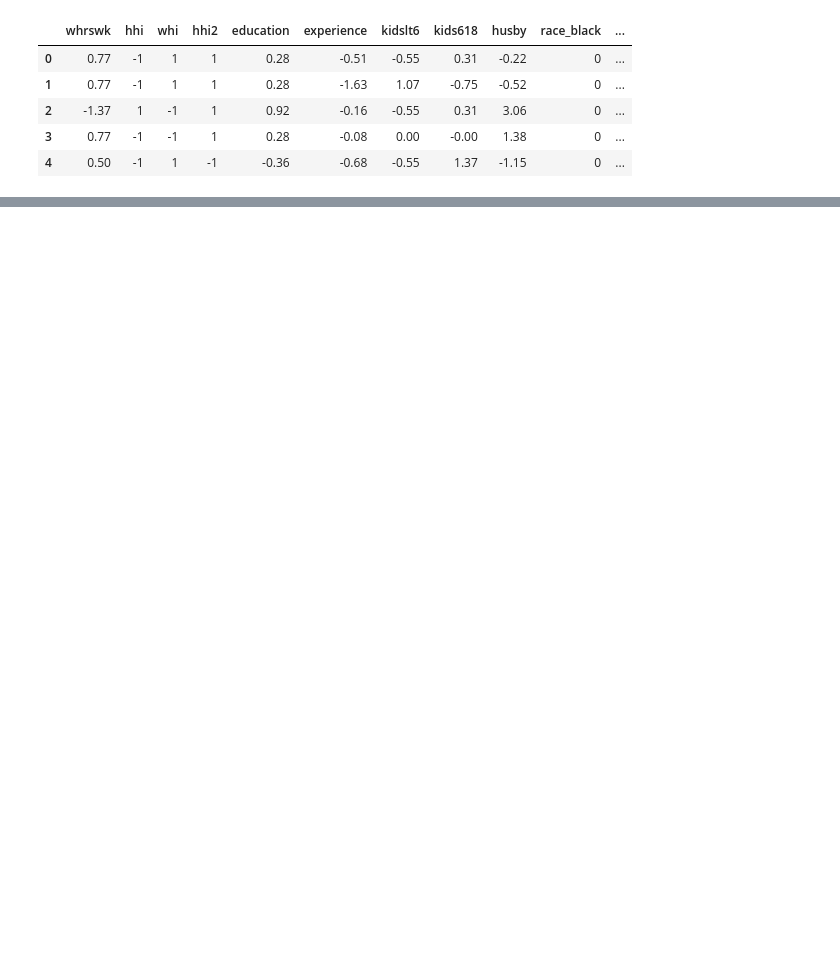
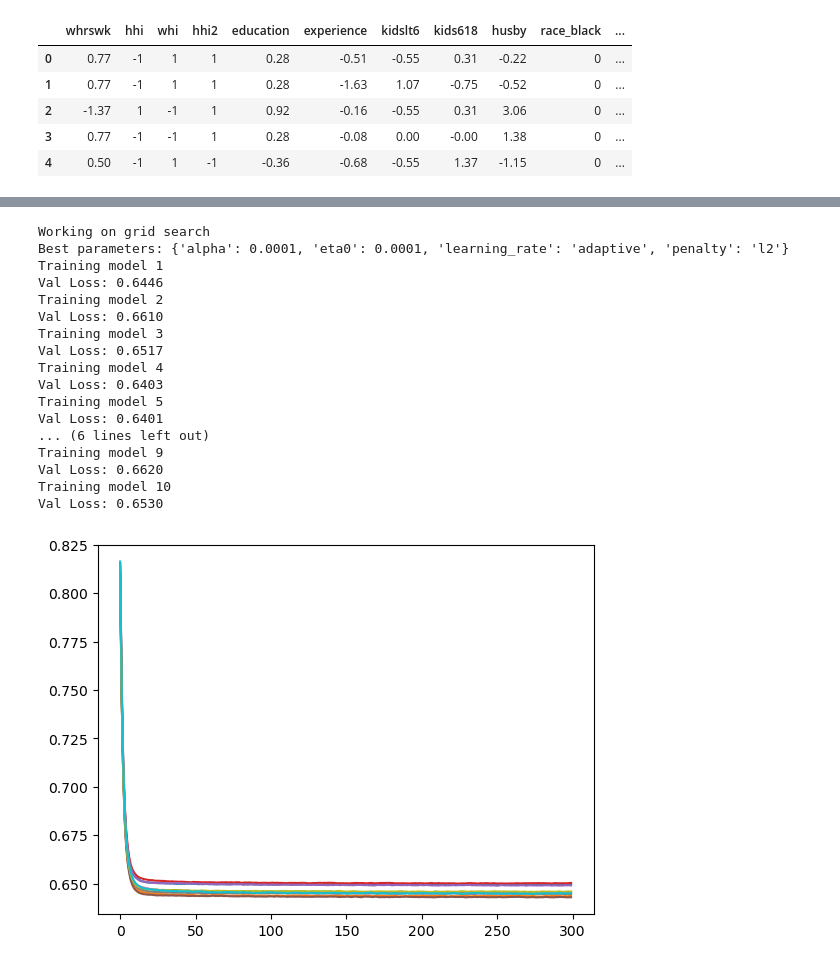
Before and after one commit to Yan-Tavares/ML_Projects, a Jupyter notebook: Final Project/Yan_code.ipynb, the cells around one changed output, grey strips where cells are left out. Drawn from its saved outputs; the diff is of its cells as text; code cells hidden in the pictures; blank space fills up the shorter version.

```diff
--- a/Final Project/Yan_code.ipynb
+++ b/Final Project/Yan_code.ipynb
@@ -258,0 +315,23 @@ Number of outliers: 100
+# %%
+from sklearn.linear_model import SGDRegressor
+
+def train_sgd_regressor(X, Y, params):
+    model = SGDRegressor(**params)
+
+    # penaulty = the regularization term to prevent overfitting
+    # alpha = the learning rate
+    # max_iter = the number of iterations to run the model
+    # warm_start = allows the model to continue training from the previous iteration
+    # tol = the stopping criterion
+
+    # List to store the loss values
+    loss_values = []
+
+    epochs = 300
+    for epoch in range(epochs):
+        model.partial_fit(X, Y)
+        Y_pred = model.predict(X)
+        epoch_loss = mean_absolute_error(Y, Y_pred)
+        loss_values.append(epoch_loss)
+
+    return model, loss_values
@@ -258,0 +442,36 @@ Number of outliers: 100
+# %%
+#############################
+# ------SGD REGRESSOR
+
+param_grid_SGD = {
+    'alpha': [0.0001, 0.001, 0.01, 0.1],
+    'penalty': ['l2', 'l1', 'elasticnet'],
+    'learning_rate': ['constant', 'optimal', 'invscaling', 'adaptive'],
+    'eta0': [0.00001,0.0001]
+}
+
+model = SGDRegressor()
+model_list_SGD, models_training_loss = train_models(X_seen, Y_seen, param_grid_SGD, model, train_sgd_regressor)
+##############################
+
+for loss_values in models_training_loss:
+    plt.plot(loss_values)
+# %% [output]
+Working on grid search
+Best parameters: {'alpha': 0.0001, 'eta0': 0.0001, 'learning_rate': 'adaptive', 'penalty': 'l2'}
+Training model 1
+Val Loss: 0.6446
+Training model 2
+Val Loss: 0.6610
+Training model 3
+Val Loss: 0.6517
+Training model 4
+Val Loss: 0.6403
+Training model 5
+Val Loss: 0.6401
+... (6 lines left out)
+Training model 9
+Val Loss: 0.6620
+Training model 10
+Val Loss: 0.6530
+[figure, added]
```
Also changed, not shown: parts of 26 cells of this notebook.
